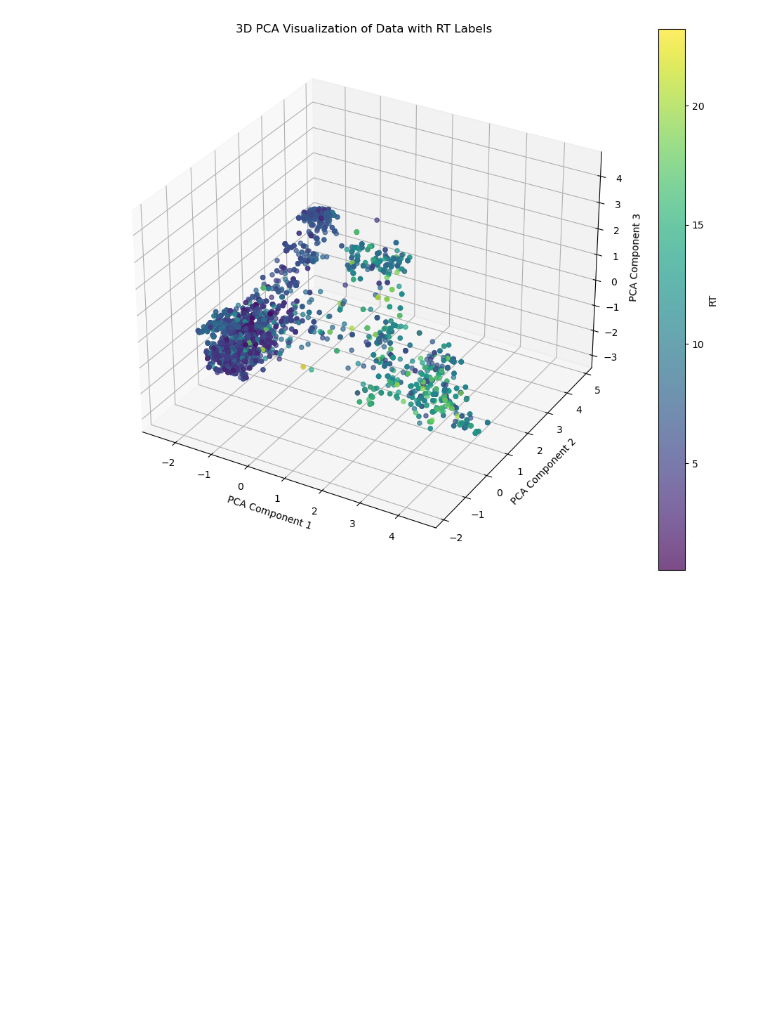
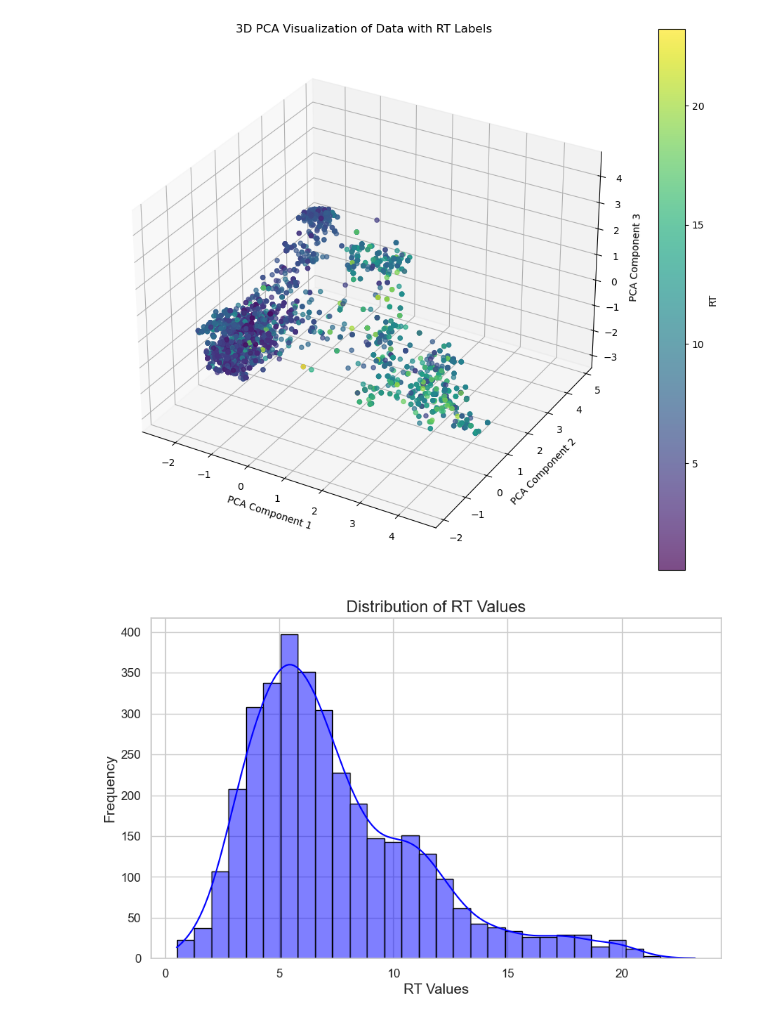
Before and after one commit to melinacherchali/RT-Analyzer, a Jupyter notebook: visualization.ipynb, the cells around one changed output. Cells and saved outputs as stored; diff of their text form; code cells hidden in the pictures; blank space fills up the shorter version.

```diff
--- a/visualization.ipynb
+++ b/visualization.ipynb
@@ -281,3 +356,26 @@ cb = fig.colorbar(sc, ax=ax, label='RT')
 plt.show()
 # %% [output]
 [figure]
+# %%
+import pandas as pd
+import matplotlib.pyplot as plt
+
+df = pd.read_csv('train.csv').drop(['Compound', 'SMILES', 'mol', 'Lab'], axis=1)
+# %%
+import seaborn as sns
+import matplotlib.pyplot as plt
+
+# Set style
+sns.set(style="whitegrid")
+
+# Plot histogram
+plt.figure(figsize=(10, 6))
+sns.histplot(df['RT'], bins=30, kde=True, edgecolor='black', color='blue')
+plt.title('Distribution of RT Values', fontsize=16)
+plt.xlabel('RT Values', fontsize=14)
+plt.ylabel('Frequency', fontsize=14)
+plt.xticks(fontsize=12)
+plt.yticks(fontsize=12)
+plt.show()
+# %% [output]
+[figure, added]
```
Also changed, not shown: parts of 3 cells of this notebook.
